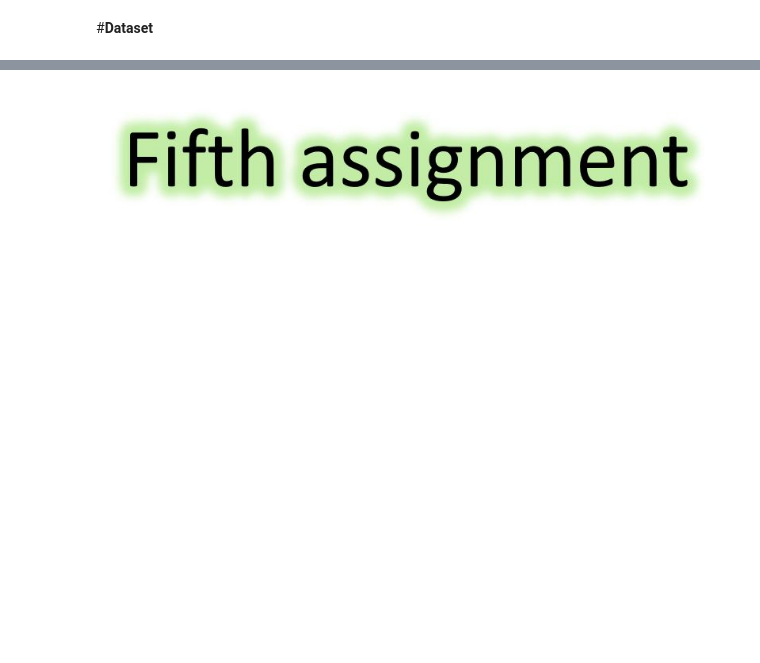
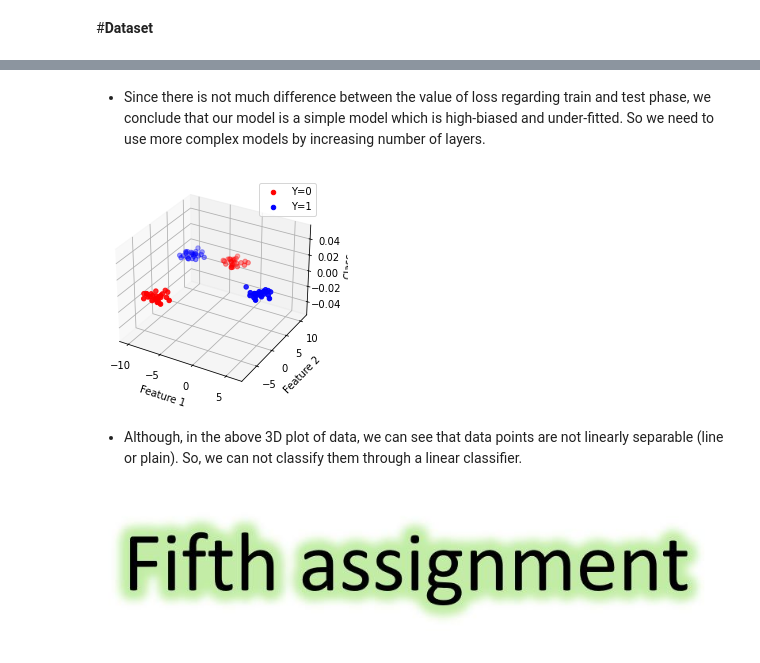
Before and after one commit to alex-abrehforoush/Homework, a Jupyter notebook: 9th sem/Deep Learning/1/Practical/DL_Homework1.ipynb, the cells around one changed output, grey strips where cells are left out. Drawn from its saved outputs; the diff is of its cells as text; code cells hidden in the pictures; blank space fills up the shorter version.

```diff
--- a/9th sem/Deep Learning/1/Practical/DL_Homework1.ipynb
+++ b/9th sem/Deep Learning/1/Practical/DL_Homework1.ipynb
@@ -411,3 +550,33 @@ Y_numpy[Y_numpy==3] = 1
+# %% [markdown]
+- Since there is not much difference between the value of loss regarding train and test phase, we conclude that our model is a simple model which is high-biased and under-fitted. So we need to use more complex models by increasing number of layers.
+# %%
+from mpl_toolkits.mplot3d import Axes3D
+
+# Assuming X_numpy is your feature data and Y_numpy is your binary classification labels (0 or 1)
+
+# Create a 3D plot
+fig = plt.figure()
+ax = fig.add_subplot(111, projection='3d')
+
+# Separate the data points by class (Y=0 and Y=1)
+X_class0 = X_numpy[Y_numpy == 0]
+X_class1 = X_numpy[Y_numpy == 1]
+
+# Scatter plot the data points for Y=0 (red)
+ax.scatter(X_class0[:, 0], X_class0[:, 1], [0] * len(X_class0), c='r', label='Y=0')
+
+# Scatter plot the data points for Y=1 (blue)
+ax.scatter(X_class1[:, 0], X_class1[:, 1], [0] * len(X_class1), c='b', label='Y=1')
+
+ax.set_xlabel('Feature 1')
+ax.set_ylabel('Feature 2')
+ax.set_zlabel('Class')
+plt.legend()
+plt.show()
+# %% [output]
+[figure, added]
+# %% [markdown]
+- Although, in the above 3D plot of data, we can see that data points are not linearly separable (line or plain). So, we can not classify them through a linear classifier.
 # %% [markdown]
 ![Reinbukken_på_frisk_grønt_beite._-_panoramio.jpg](embedded-picture-1)
 # %% [markdown]
```
Also changed, not shown: parts of 18 cells of this notebook.
